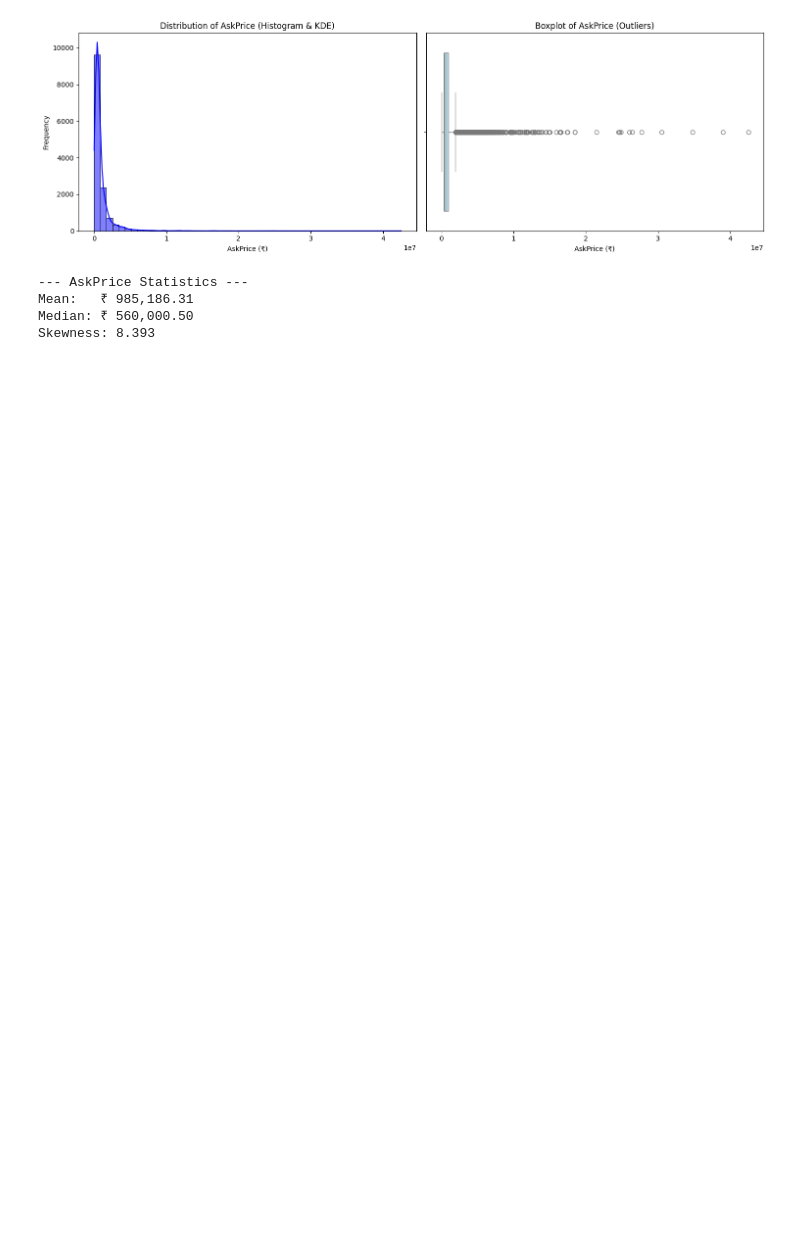
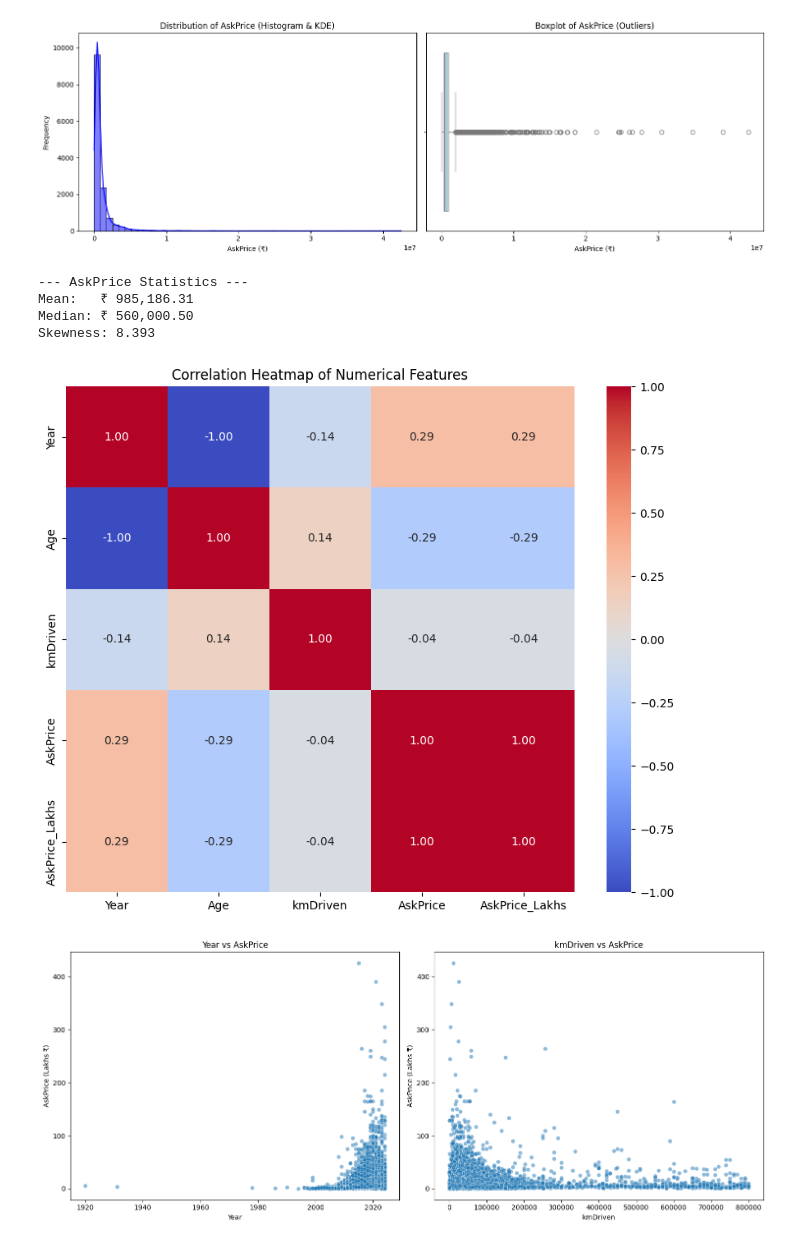
Before and after one commit to dipjyotisarma-dev/used-cars-price-prediction, a Jupyter notebook: notebooks/03_exploratory_data_analysis.ipynb, the cells around one changed output. Drawn from its saved outputs; the diff is of its cells as text; code cells hidden in the pictures; blank space fills up the shorter version.

Commit message:
complete bivariate analysis of numerical features

```diff
--- a/notebooks/03_exploratory_data_analysis.ipynb
+++ b/notebooks/03_exploratory_data_analysis.ipynb
@@ -39,3 +39,39 @@ print(f"Skewness: {skewness:.3f}")
 Mean:   ₹ 985,186.31
 Median: ₹ 560,000.50
 Skewness: 8.393
+# %%
+# 1. Filter for numerical columns only
+numeric_cols = df.select_dtypes(include=['int64', 'float64']).columns
+df_numeric = df[numeric_cols].copy()
+
+# Create a readable target column (Prices in Lakhs)
+df_numeric['AskPrice_Lakhs'] = df_numeric['AskPrice'] / 100000
+
+# 2. Calculate the correlation matrix
+corr_matrix = df_numeric.corr()
+
+# 3. Plot the Correlation Heatmap
+plt.figure(figsize=(10, 8))
+# We annotate the heatmap to show the actual correlation scores
+sns.heatmap(corr_matrix, annot=True, cmap='coolwarm', fmt=".2f", vmin=-1, vmax=1)
+plt.title('Correlation Heatmap of Numerical Features')
+plt.show()
+
+# 4. Plot Scatter Plots
+fig, axes = plt.subplots(1, 2, figsize=(15, 6))
+
+# Year vs AskPrice
+sns.scatterplot(data=df_numeric, x='Year', y='AskPrice_Lakhs', ax=axes[0], alpha=0.5)
+axes[0].set_title('Year vs AskPrice')
+axes[0].set_ylabel('AskPrice (Lakhs ₹)')
+
+# kmDriven vs AskPrice
+sns.scatterplot(data=df_numeric, x='kmDriven', y='AskPrice_Lakhs', ax=axes[1], alpha=0.5)
+axes[1].set_title('kmDriven vs AskPrice')
+axes[1].set_ylabel('AskPrice (Lakhs ₹)')
+
+plt.tight_layout()
+plt.show()
+# %% [output]
+[figure, added]
+[figure, added]
```
